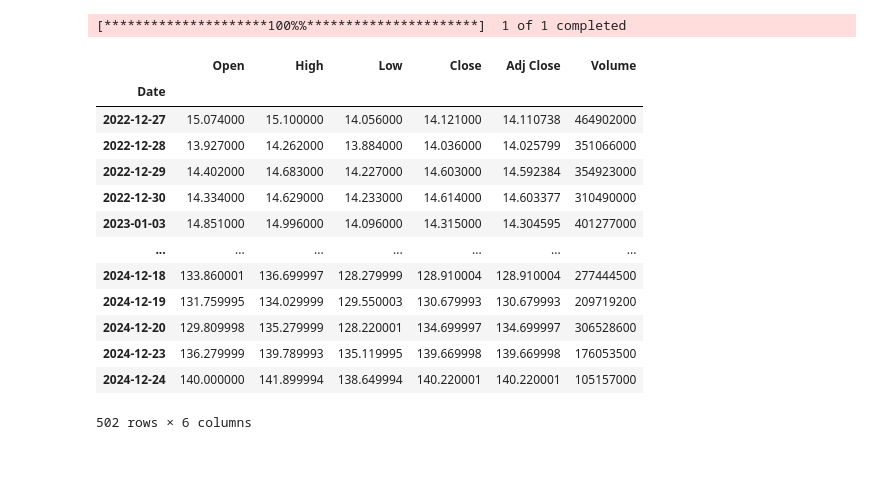
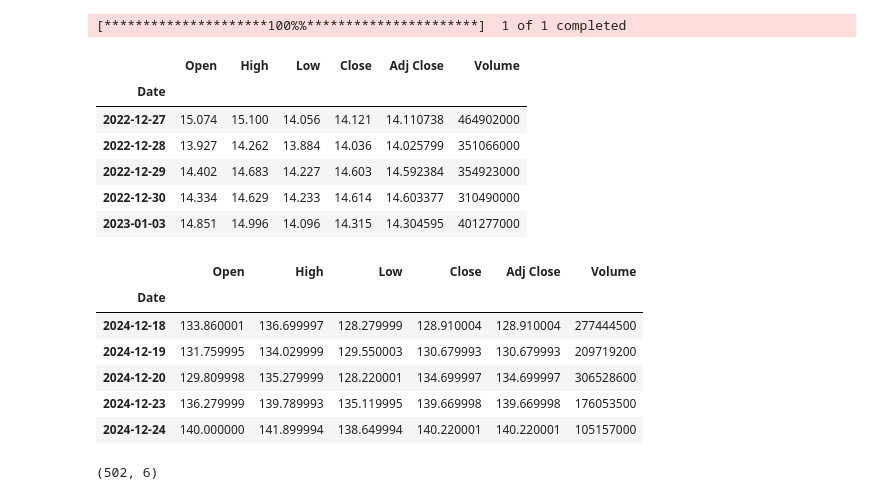
Before and after one commit to Hctor11/stock-trend-prediction, a Jupyter notebook: notebooks/stock-predictions.ipynb, the cells around one changed output. Saved outputs shown, nothing was run; the diff lists cells and outputs as text; code cells hidden in the pictures; blank space fills up the shorter version.

```diff
--- a/notebooks/stock-predictions.ipynb
+++ b/notebooks/stock-predictions.ipynb
@@ -14,20 +14,30 @@ stock = "NVDA"
 start = dt.datetime(2022, 12, 24)
 end = dt.datetime(2024, 12, 25)
 
-yf.download(stock, start, end)
+data = yf.download(stock, start, end)
 # %% [output]
 [*********************100%%**********************]  1 of 1 completed
-|  | Open | High | Low | Close | Adj Close | Volume |
-| Date |  |  |  |  |  |  |
-| 2022-12-27 | 15.074000 | 15.100000 | 14.056000 | 14.121000 | 14.110738 | 464902000 |
-| 2022-12-28 | 13.927000 | 14.262000 | 13.884000 | 14.036000 | 14.025799 | 351066000 |
-| 2022-12-29 | 14.402000 | 14.683000 | 14.227000 | 14.603000 | 14.592384 | 354923000 |
-| 2022-12-30 | 14.334000 | 14.629000 | 14.233000 | 14.614000 | 14.603377 | 310490000 |
-| 2023-01-03 | 14.851000 | 14.996000 | 14.096000 | 14.315000 | 14.304595 | 401277000 |
-| ... | ... | ... | ... | ... | ... | ... |
-| 2024-12-18 | 133.860001 | 136.699997 | 128.279999 | 128.910004 | 128.910004 | 277444500 |
-| 2024-12-19 | 131.759995 | 134.029999 | 129.550003 | 130.679993 | 130.679993 | 209719200 |
-| 2024-12-20 | 129.809998 | 135.279999 | 128.220001 | 134.699997 | 134.699997 | 306528600 |
-| 2024-12-23 | 136.279999 | 139.789993 | 135.119995 | 139.669998 | 139.669998 | 176053500 |
-| 2024-12-24 | 140.000000 | 141.899994 | 138.649994 | 140.220001 | 140.220001 | 105157000 |
-502 rows × 6 columns
+# %%
+data.head()
+# %% [output]
+|  | Open | High | Low | Close | Adj Close | Volume |
+| Date |  |  |  |  |  |  |
+| 2022-12-27 | 15.074 | 15.100 | 14.056 | 14.121 | 14.110738 | 464902000 |
+| 2022-12-28 | 13.927 | 14.262 | 13.884 | 14.036 | 14.025799 | 351066000 |
+| 2022-12-29 | 14.402 | 14.683 | 14.227 | 14.603 | 14.592384 | 354923000 |
+| 2022-12-30 | 14.334 | 14.629 | 14.233 | 14.614 | 14.603377 | 310490000 |
+| 2023-01-03 | 14.851 | 14.996 | 14.096 | 14.315 | 14.304595 | 401277000 |
+# %%
+data.tail()
+# %% [output]
+|  | Open | High | Low | Close | Adj Close | Volume |
+| Date |  |  |  |  |  |  |
+| 2024-12-18 | 133.860001 | 136.699997 | 128.279999 | 128.910004 | 128.910004 | 277444500 |
+| 2024-12-19 | 131.759995 | 134.029999 | 129.550003 | 130.679993 | 130.679993 | 209719200 |
+| 2024-12-20 | 129.809998 | 135.279999 | 128.220001 | 134.699997 | 134.699997 | 306528600 |
+| 2024-12-23 | 136.279999 | 139.789993 | 135.119995 | 139.669998 | 139.669998 | 176053500 |
+| 2024-12-24 | 140.000000 | 141.899994 | 138.649994 | 140.220001 | 140.220001 | 105157000 |
+# %%
+data.shape
+# %% [output]
+(502, 6)
```
Also changed, not shown: parts of 6 cells of this notebook.
